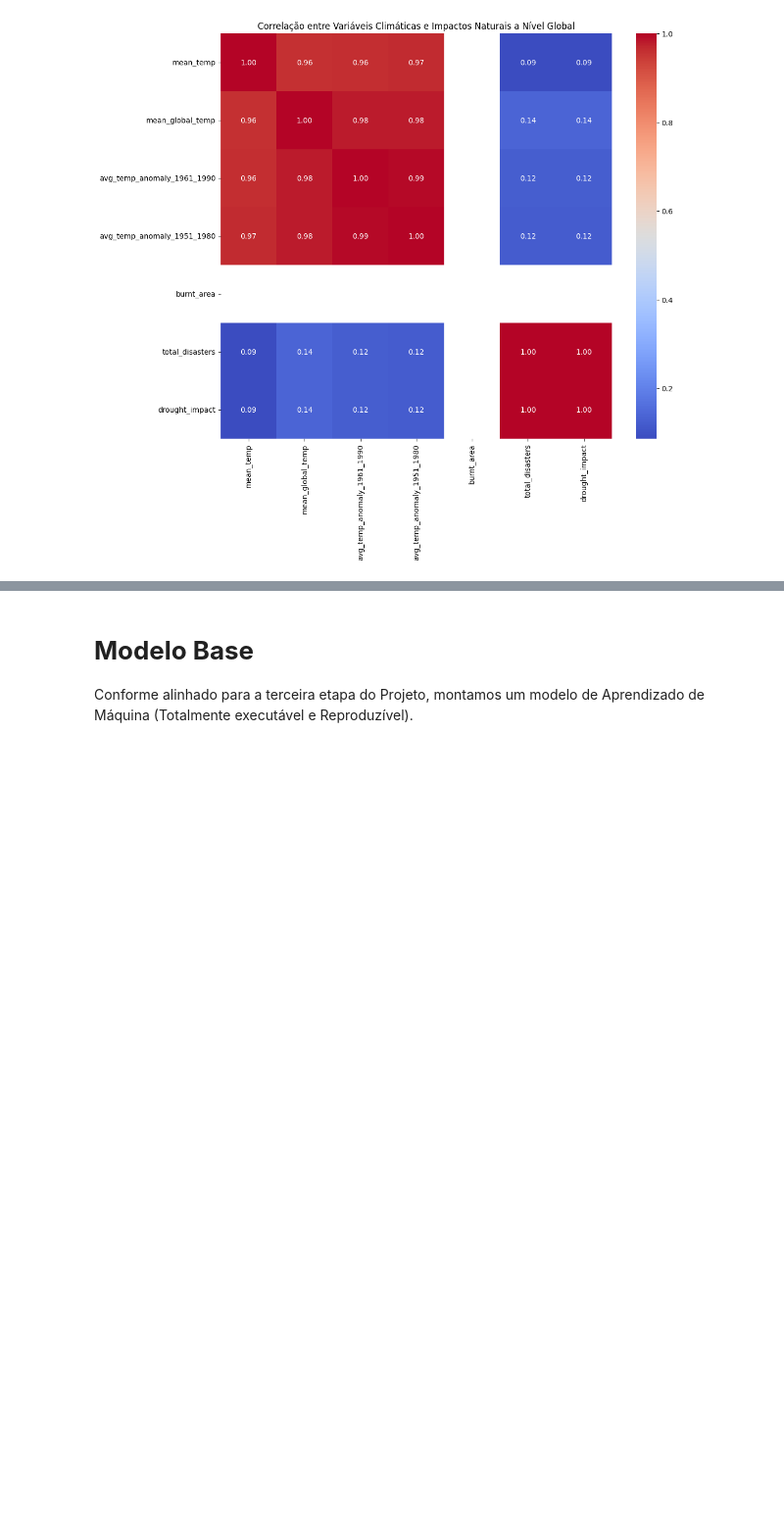
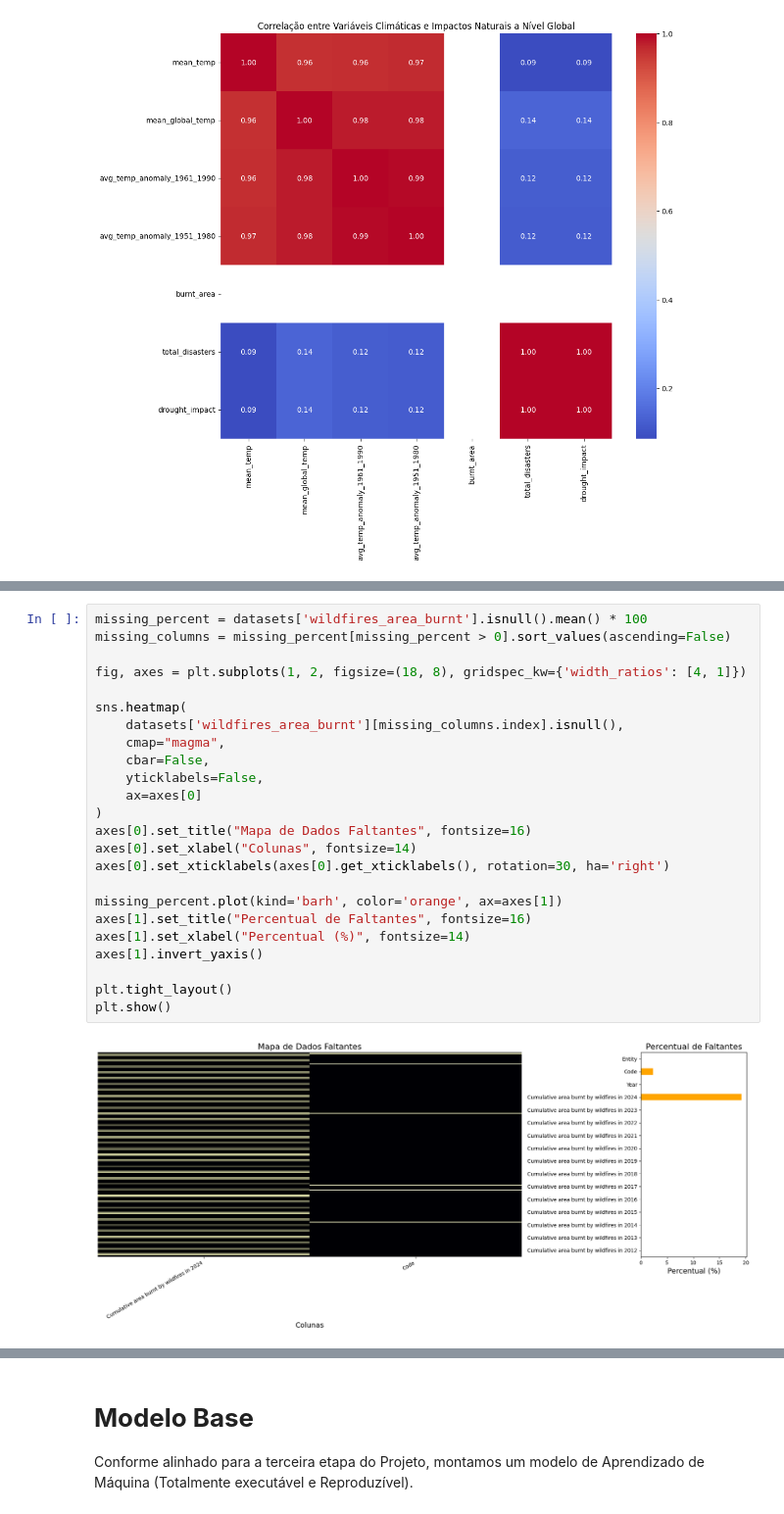
Before and after one commit to ProjetoAplicadoIV-MAC/ProjetoAplicadoIV, a Jupyter notebook: notebooks/cd_projeto_aplicado_IV_entrega_3.ipynb, the cells around one changed output, grey strips where cells are left out. Shown at 98% size. Drawn from its saved outputs; the diff is of its cells as text; blank space fills up the shorter version.

```diff
--- a/notebooks/cd_projeto_aplicado_IV_entrega_3.ipynb
+++ b/notebooks/cd_projeto_aplicado_IV_entrega_3.ipynb
@@ -363,0 +434,26 @@ plt.show()
+# %%
+missing_percent = datasets['wildfires_area_burnt'].isnull().mean() * 100
+missing_columns = missing_percent[missing_percent > 0].sort_values(ascending=False)
+
+fig, axes = plt.subplots(1, 2, figsize=(18, 8), gridspec_kw={'width_ratios': [4, 1]})
+
+sns.heatmap(
+    datasets['wildfires_area_burnt'][missing_columns.index].isnull(),
+    cmap="magma",
+    cbar=False,
+    yticklabels=False,
+    ax=axes[0]
+)
+axes[0].set_title("Mapa de Dados Faltantes", fontsize=16)
+axes[0].set_xlabel("Colunas", fontsize=14)
+axes[0].set_xticklabels(axes[0].get_xticklabels(), rotation=30, ha='right')
+
+missing_percent.plot(kind='barh', color='orange', ax=axes[1])
+axes[1].set_title("Percentual de Faltantes", fontsize=16)
+axes[1].set_xlabel("Percentual (%)", fontsize=14)
+axes[1].invert_yaxis()
+
+plt.tight_layout()
+plt.show()
+# %% [output]
+[figure, added]
```
Also changed, not shown: parts of 15 cells of this notebook.
